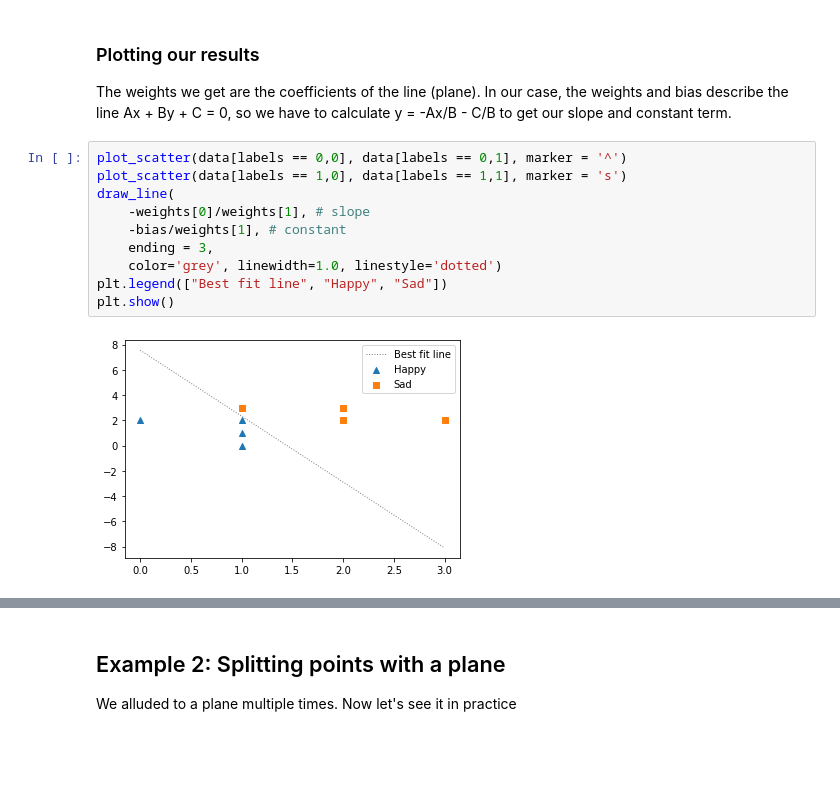
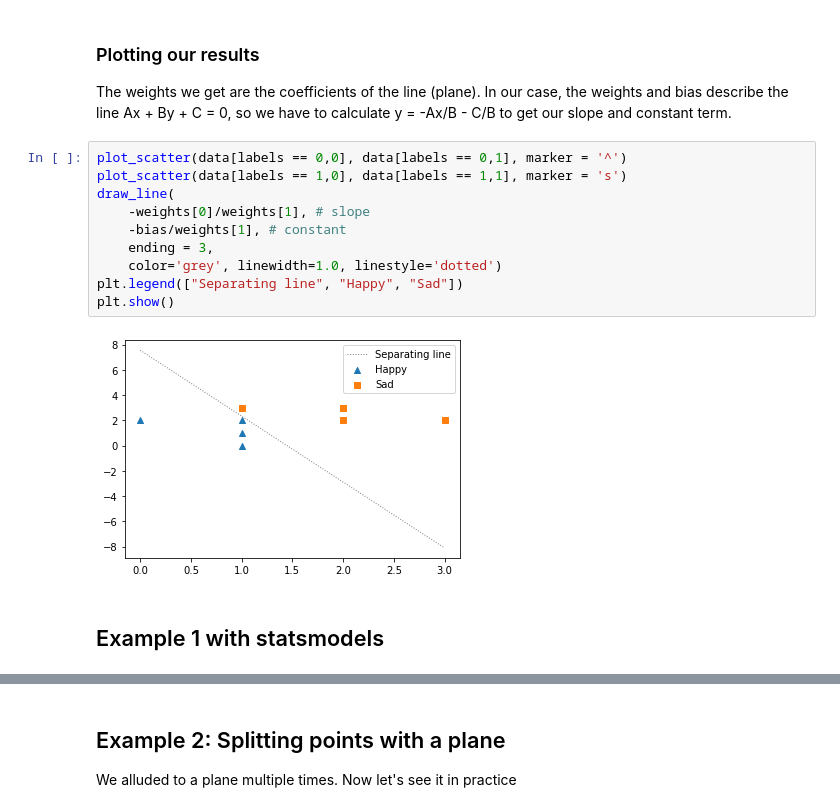
Before and after one commit to luisguiserrano/manning, a Jupyter notebook: Chapter_5_Perceptron_Algorithm/refactoring/Sentiment_analysis_toy.ipynb, the cells around one changed output, grey strips where cells are left out. Drawn from its saved outputs; the diff is of its cells as text; blank space fills up the shorter version.

```diff
--- a/Chapter_5_Perceptron_Algorithm/refactoring/Sentiment_analysis_toy.ipynb
+++ b/Chapter_5_Perceptron_Algorithm/refactoring/Sentiment_analysis_toy.ipynb
@@ -80,12 +80,14 @@ The weights we get are the coefficients of the line (plane). In our case, the we
 # %%
 plot_scatter(data[labels == 0,0], data[labels == 0,1], marker = '^')
 plot_scatter(data[labels == 1,0], data[labels == 1,1], marker = 's')
 draw_line(
     -weights[0]/weights[1], # slope
     -bias/weights[1], # constant
     ending = 3,
     color='grey', linewidth=1.0, linestyle='dotted')
-plt.legend(["Best fit line", "Happy", "Sad"])
+plt.legend(["Separating line", "Happy", "Sad"])
 plt.show()
 # %% [output]
-[figure, old version]
+[figure, new version]
+# %% [markdown]
+## Example 1 with statsmodels
```
Also changed, not shown: parts of 7 cells of this notebook, 1 other file.
